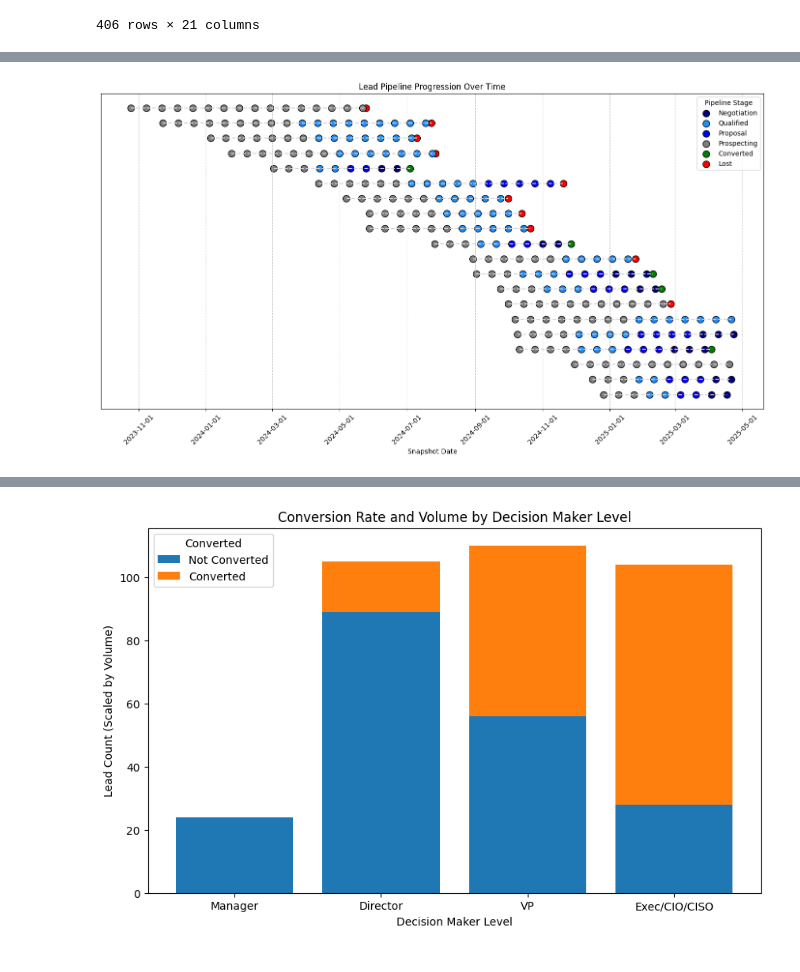
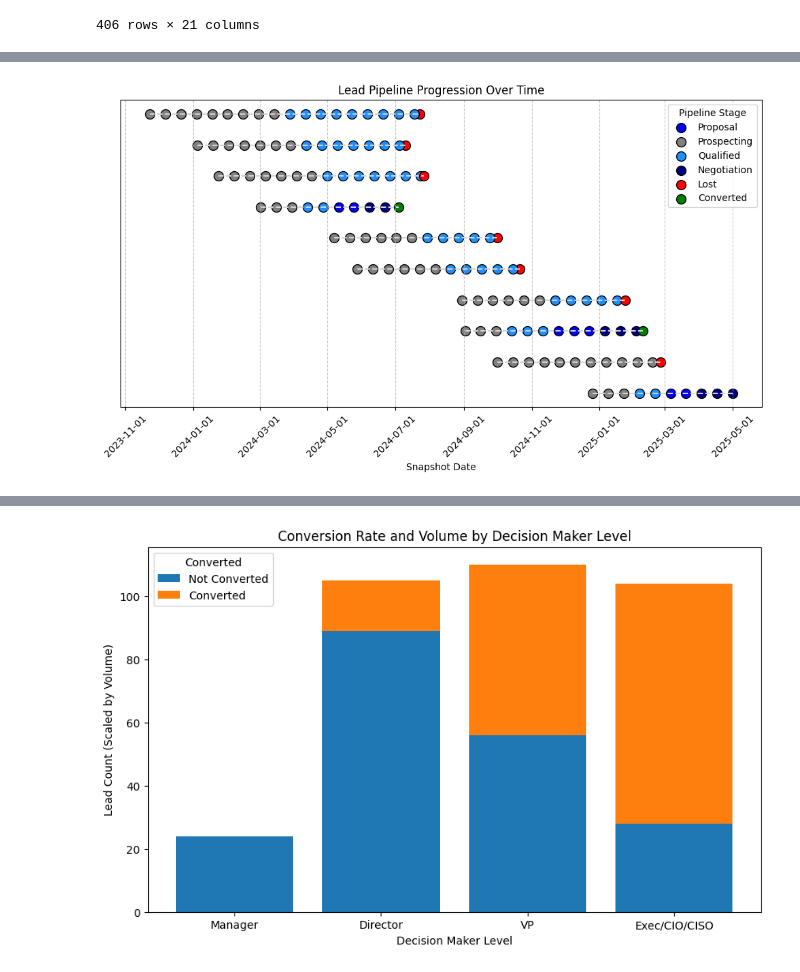
Before and after one commit to JON-LUO/lead_prioritization, a Jupyter notebook: sales_ai_agent.ipynb, the cells around one changed output, grey strips where cells are left out. Cells and saved outputs as stored; diff of their text form; code cells hidden in the pictures.

```diff
--- a/sales_ai_agent.ipynb
+++ b/sales_ai_agent.ipynb
@@ -157,6 +153,6 @@ plt.show()
 # %%
 # Sample random unique leads
-sampled_leads = df_snapshots['id'].drop_duplicates().sample(n=20, random_state=649)
+sampled_leads = df_snapshots['id'].drop_duplicates().sample(n=10, random_state=649)
 # Filter the snapshots to just these leads
 df_snapshots_temp = df_snapshots[df_snapshots['id'].isin(sampled_leads)]
 # Sort by date
@@ -173,7 +169,7 @@ stage_colors = {
     }
 
 # Create figure
-fig, ax = plt.subplots(figsize=(14, 8))
+fig, ax = plt.subplots(figsize=(10, 6))
 
 # Ensure snapshot_date is datetime
 df_snapshots_temp['snapshot_date'] = pd.to_datetime(df_snapshots_temp['snapshot_date'])
@@ -194,34 +190,34 @@ for _, row in df_snapshots_temp.iterrows():
 
     ax.scatter(x, y, color=color, label=stage, s=100, edgecolor='k')
 
 # Draw a horizontal line for each lead
 for lead_id, y in lead_y_positions.items():
     lead_snapshots = df_snapshots_temp[df_snapshots_temp['id'] == lead_id]
     min_date = lead_snapshots['snapshot_date'].min()
     max_date = lead_snapshots['snapshot_date'].max()
     ax.plot([min_date, max_date], [y, y], color='lightgray', linestyle='--')
 
 # Formatting
 ax.set_xlabel('Snapshot Date')
 ax.set_title('Lead Pipeline Progression Over Time')
 ax.xaxis.set_major_formatter(mdates.DateFormatter('%Y-%m-%d'))
 plt.xticks(rotation=45)
 plt.grid(True, axis='x', linestyle='--', alpha=0.7)
 
 # Remove y-axis ticks and labels
 ax.set_yticks([])
 ax.set_yticklabels([])
 ax.set_ylabel(None)  # Optional: Remove the y-axis label entirely
 
 # Remove duplicate labels in legend
 handles, labels = ax.get_legend_handles_labels()
 by_label = dict(zip(labels, handles))
 ax.legend(by_label.values(), by_label.keys(), title='Pipeline Stage')
 
 plt.tight_layout()
 plt.show()
 # %% [output]
-[figure, old version]
+[figure, new version]
 # %%
 import plotly.graph_objects as go
 from collections import Counter
```
Also changed, not shown: parts of 2 cells of this notebook, 7 other files.
